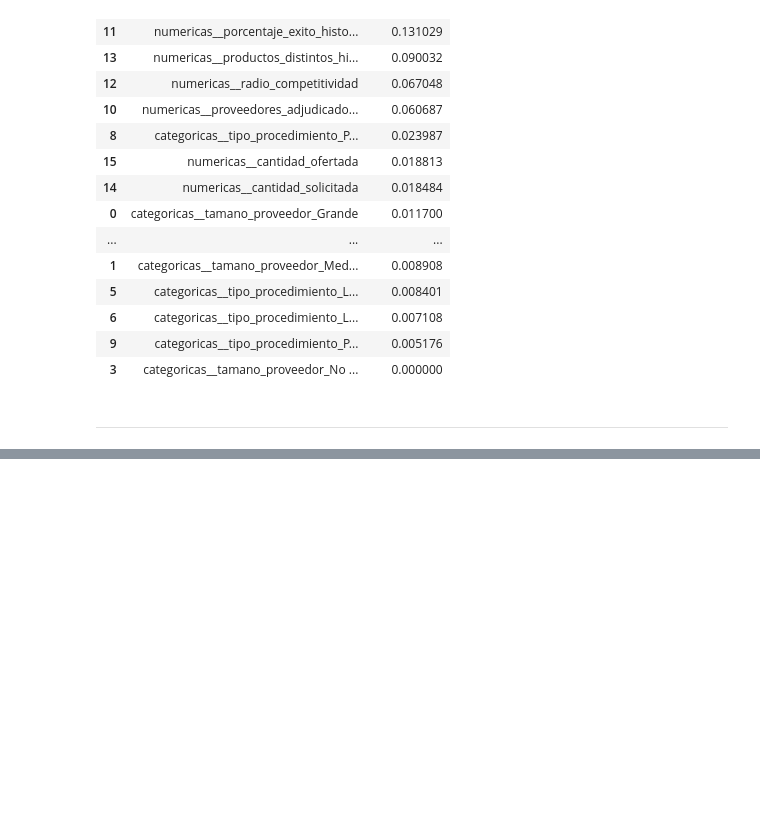
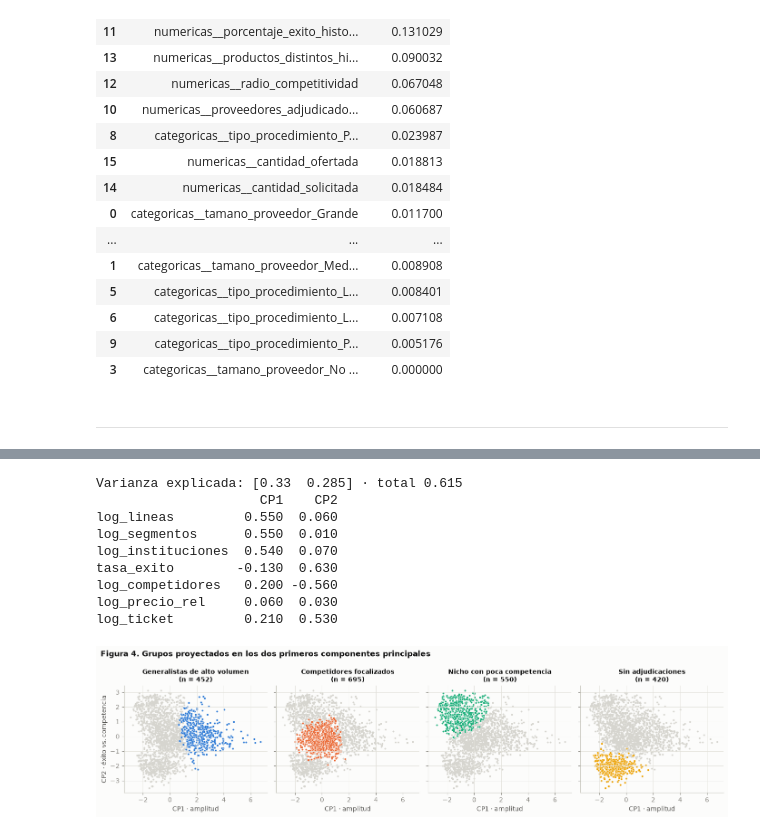
Before and after one commit to ssolorzanocr/Modelo_predictivo_SICOP, a Jupyter notebook: Evaluacion_modelo.ipynb, the cells around one changed output, grey strips where cells are left out. Cells and saved outputs as stored; diff of their text form; code cells hidden in the pictures; blank space fills up the shorter version.

```diff
--- a/Evaluacion_modelo.ipynb
+++ b/Evaluacion_modelo.ipynb
@@ -1003,0 +1318,32 @@ resumen
+# %%
+pca = PCA(n_components=2, random_state=SEMILLA)
+P = pca.fit_transform(Z)
+print("Varianza explicada:", pca.explained_variance_ratio_.round(3),
+      "· total", pca.explained_variance_ratio_.sum().round(3))
+cargas = pd.DataFrame(pca.components_.T, index=X.columns, columns=["CP1", "CP2"])
+print(cargas.round(2))
+
+fig, ejes = plt.subplots(1, 4, figsize=(14, 3.8), sharex=True, sharey=True)
+for eje, nombre, color in zip(ejes, NOMBRES, SERIE):
+    m = (pob["segmento_proveedor"] == nombre).values
+    eje.scatter(P[~m, 0], P[~m, 1], s=8, color=GRIS_FONDO, lw=0)
+    eje.scatter(P[m, 0], P[m, 1], s=10, color=color, lw=0.3, edgecolor=SUPERFICIE)
+    eje.set_title(f"{nombre}\n(n = {m.sum():,})", fontsize=10)
+    eje.set_xlabel("CP1 · amplitud")
+ejes[0].set_ylabel("CP2 · éxito vs. competencia")
+fig.suptitle("Figura 4. Grupos proyectados en los dos primeros componentes principales",
+             x=0.01, ha="left", fontweight="bold", color=TINTA)
+fig.tight_layout()
+fig.savefig(RUTA_FIGURAS / "fig4_pca_grupos.png", dpi=160)
+plt.show()
+# %% [output]
+Varianza explicada: [0.33  0.285] · total 0.615
+                     CP1    CP2
+log_lineas         0.550  0.060
+log_segmentos      0.550  0.010
+log_instituciones  0.540  0.070
+tasa_exito        -0.130  0.630
+log_competidores   0.200 -0.560
+log_precio_rel     0.060  0.030
+log_ticket         0.210  0.530
+[figure, added]
```
Also changed, not shown: parts of 40 cells of this notebook.
